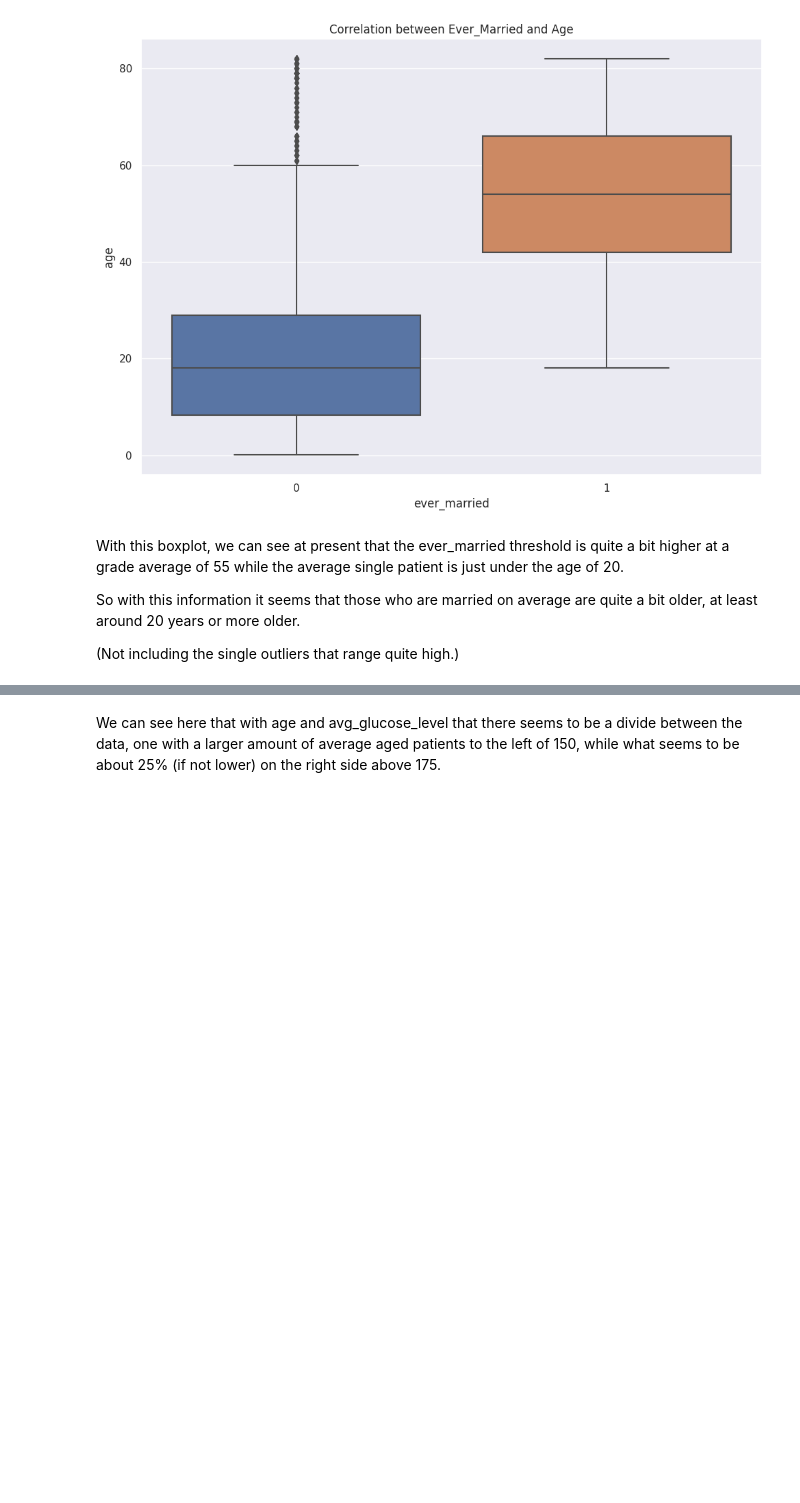
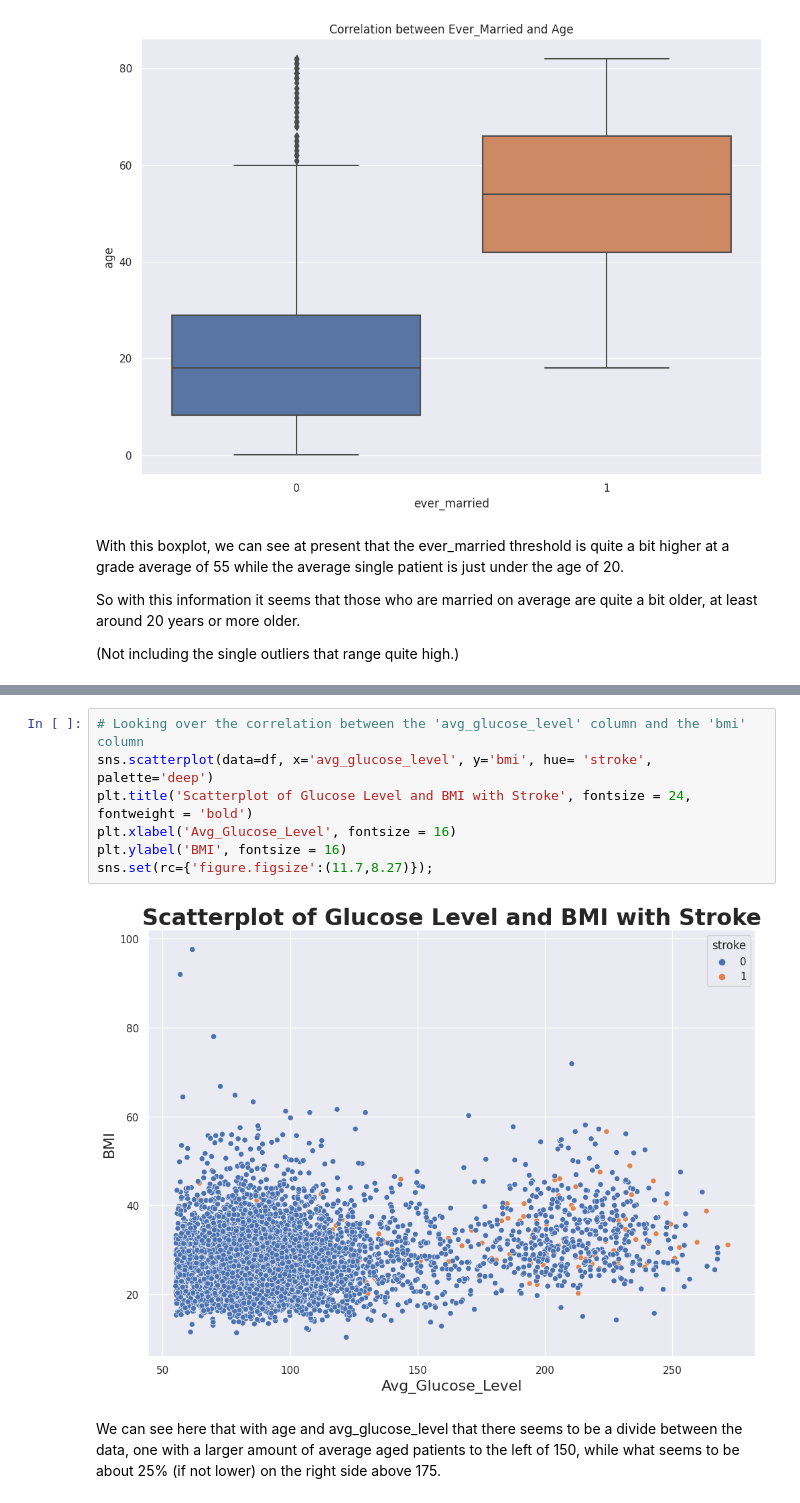
Before and after one commit to G3ntl3g1ant/Stroke-Predictions, a Jupyter notebook: Project_2_Part_4.ipynb, the cells around one changed output, grey strips where cells are left out. Cells and saved outputs as stored; diff of their text form; blank space fills up the shorter version.

```diff
--- a/Project_2_Part_4.ipynb
+++ b/Project_2_Part_4.ipynb
@@ -460,6 +460,15 @@ plt.ylabel('BMI', fontsize = 16)
 sns.set(rc={'figure.figsize':(11.7,8.27)});
 # %% [output]
 [figure]
+# %%
+# Looking over the correlation between the 'avg_glucose_level' column and the 'bmi' column
+sns.scatterplot(data=df, x='avg_glucose_level', y='bmi', hue= 'stroke', palette='deep')
+plt.title('Scatterplot of Glucose Level and BMI with Stroke', fontsize = 24, fontweight = 'bold')
+plt.xlabel('Avg_Glucose_Level', fontsize = 16)
+plt.ylabel('BMI', fontsize = 16)
+sns.set(rc={'figure.figsize':(11.7,8.27)});
+# %% [output]
+[figure, added]
 # %% [markdown]
 We can see here that with age and avg_glucose_level that there seems to be a divide between the data, one with a larger amount of average aged patients to the left of 150, while what seems to be about 25% (if not lower) on the right side above 175.
 # %%
```
Also changed, not shown: parts of 1 cell of this notebook.
